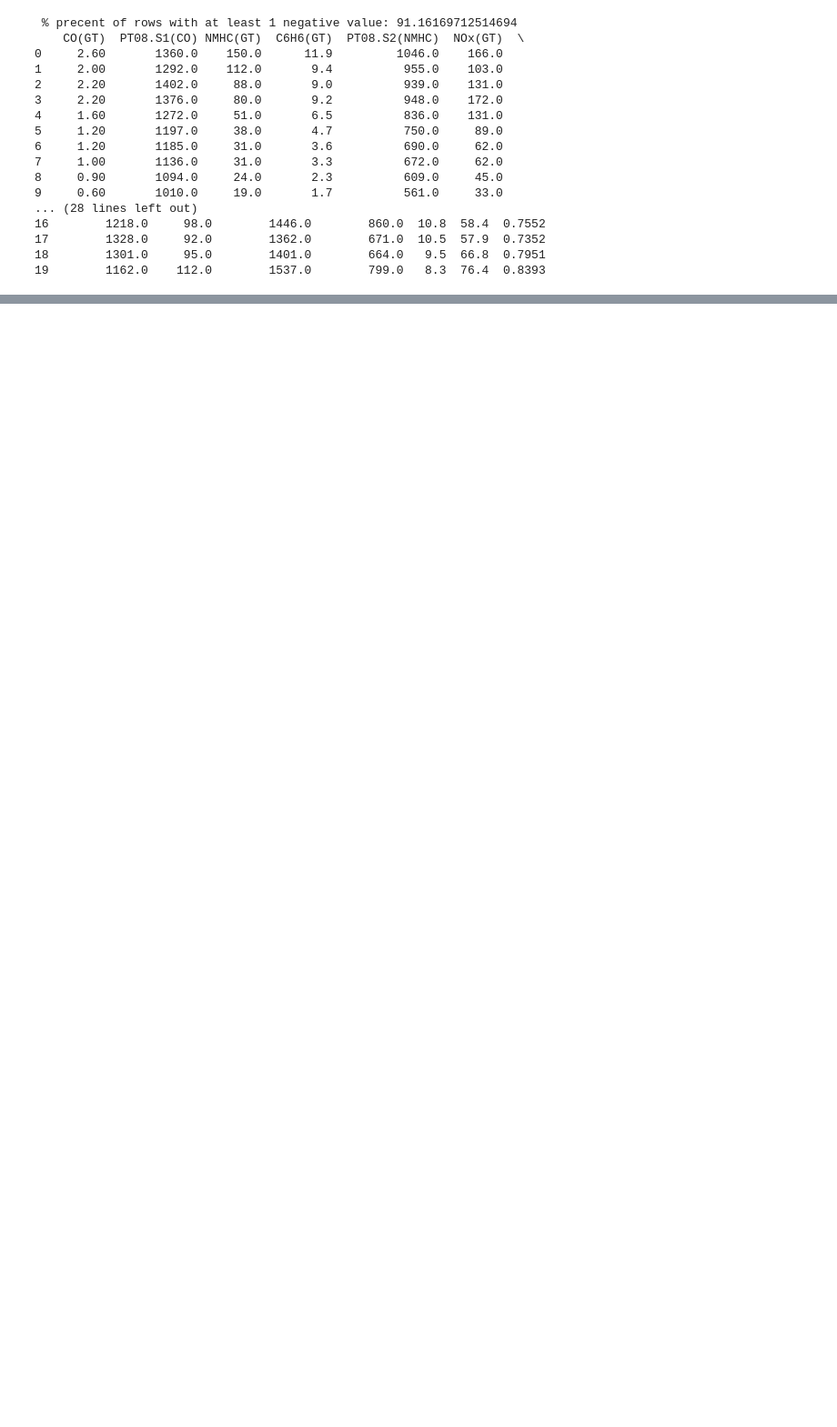
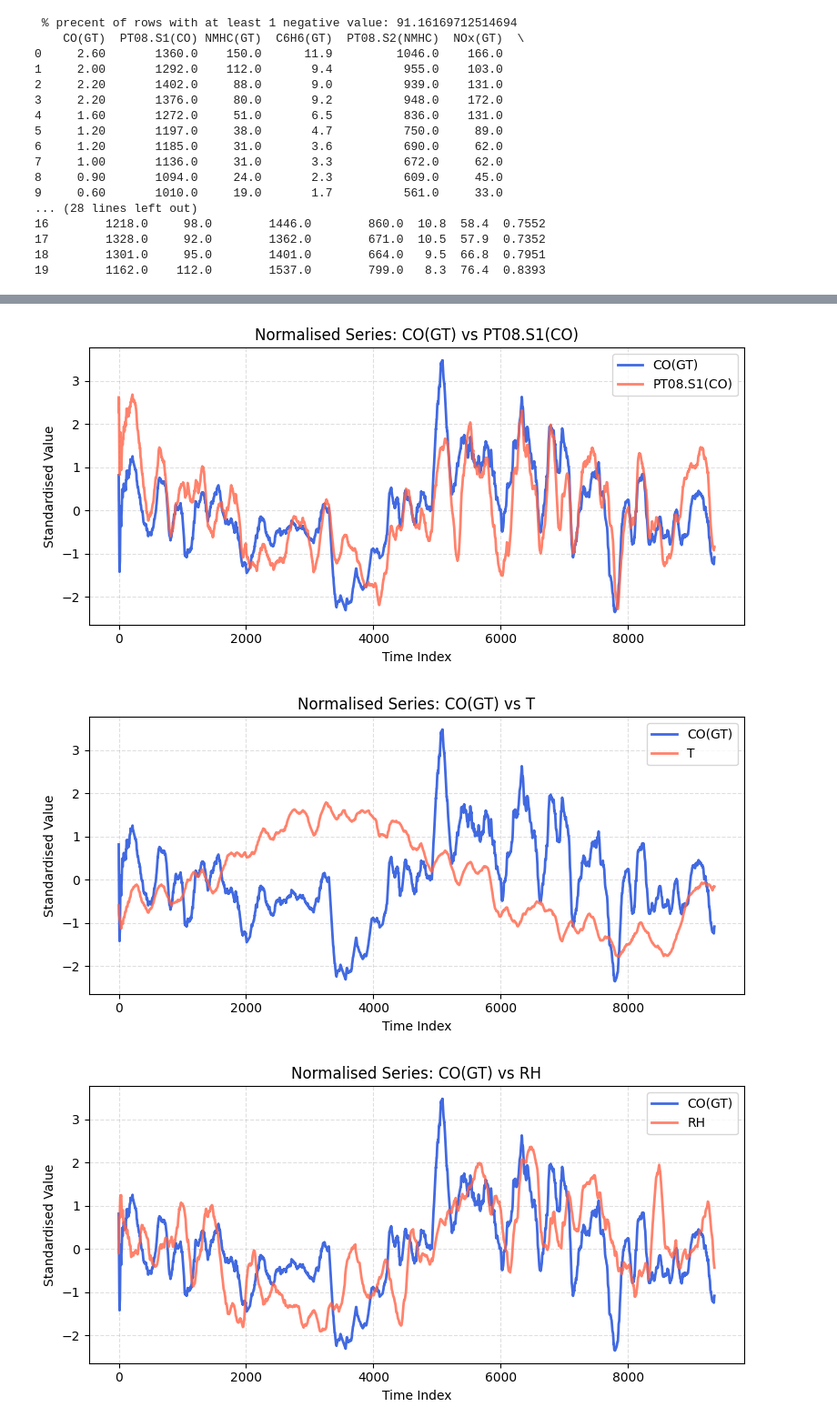
Before and after one commit to romansinkus/forecasting_air_pollution, a Jupyter notebook: eda.ipynb, the cells around one changed output, grey strips where cells are left out. Shown at 91% size. Drawn from its saved outputs; the diff is of its cells as text; code cells hidden in the pictures; blank space fills up the shorter version.

```diff
--- a/eda.ipynb
+++ b/eda.ipynb
@@ -98,0 +73,33 @@ plt.show()
+# %%
+# time series plots with moving averages
+variables = ['PT08.S1(CO)', 'T', 'RH', 'AH']
+target = 'CO(GT)'
+
+for col in variables:
+    plt.figure(figsize=(8,4))
+
+    target_smooth = df[target].rolling(window=24*7, min_periods=1).mean()
+    target_norm = (target_smooth - target_smooth.mean()) / target_smooth.std()
+
+    feature_smooth = df[col].rolling(window=24*7, min_periods=1).mean()
+    feature_norm = (feature_smooth - feature_smooth.mean()) / feature_smooth.std()
+
+    plt.plot(df.index, target_norm, label=target, color='royalblue', linewidth=2)
+    plt.plot(df.index, feature_norm, label=col, color='tomato', linewidth=2, alpha=0.8)
+    plt.title(f'Normalised Series: {target} vs {col}')
+    plt.xlabel('Time Index')
+    plt.ylabel('Standardised Value')
+    plt.legend()
+    plt.grid(True, linestyle='--', alpha=0.4)
+    plt.tight_layout()
+    plt.show()
+
+lags = [1, 2, 3]
+print("Lag correlations with current CO(GT):")
+for lag in lags:
+    correlation = df['CO(GT)'].corr(df['CO(GT)'].shift(lag))
+    print(f"Lag {lag}: {correlation:.3f}")
+# %% [output]
+[figure, added]
+[figure, added]
+[figure, added]
```
Also changed, not shown: parts of 5 cells of this notebook.
